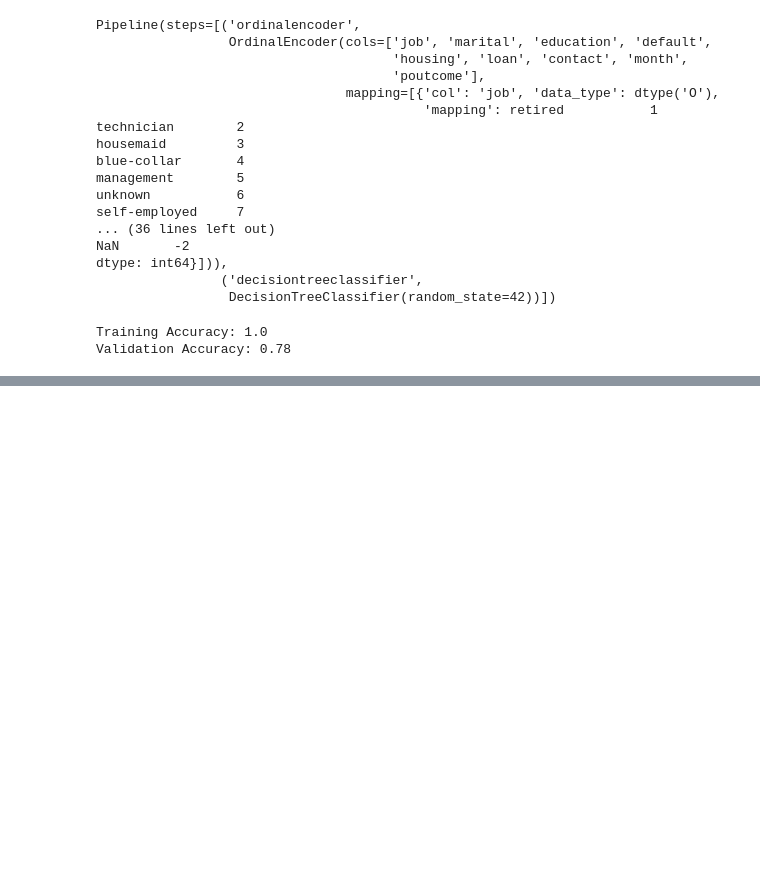
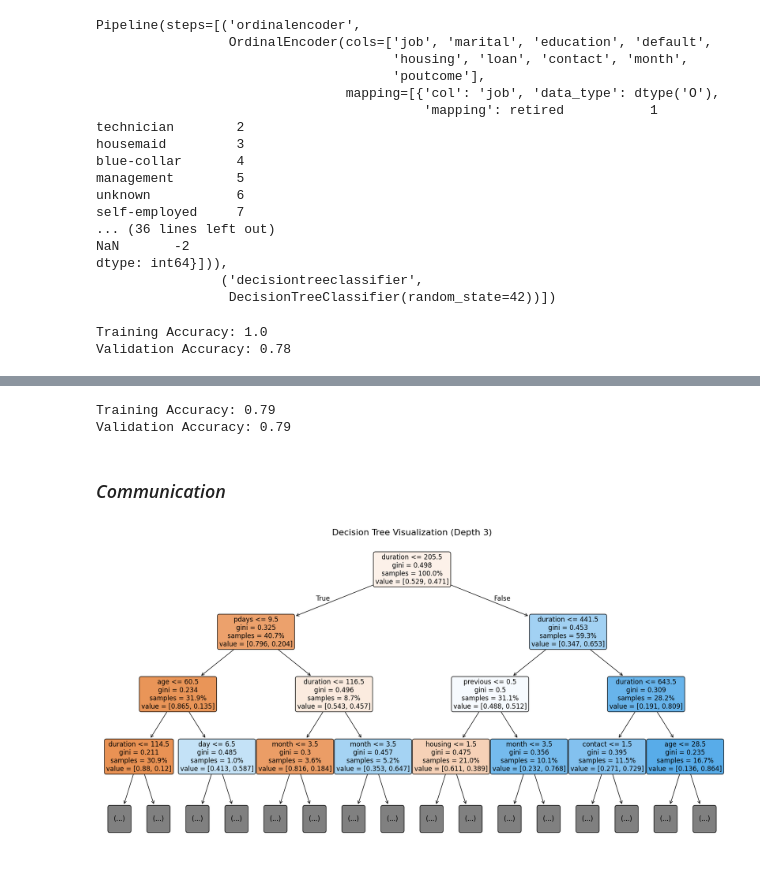
Before and after one commit to SnitTeshome/PRODIGY_DS_03, a Jupyter notebook: Bank_decision tree classifer.ipynb, the cells around one changed output, grey strips where cells are left out. Saved outputs shown, nothing was run; the diff lists cells and outputs as text; code cells hidden in the pictures; blank space fills up the shorter version.

```diff
--- a/Bank_decision tree classifer.ipynb
+++ b/Bank_decision tree classifer.ipynb
@@ -671,14 +492,0 @@ Testing Features Shape: (2022, 50)
-# %%
-# # Define the parameters for Decision Tree Classifier
-dt_params = {'criterion': 'gini',
-             'max_depth': 10,
-             'max_features': None,
-             'min_samples_leaf': 6,
-             'min_samples_split':100 }
-
-
-# Define the parameters for Random Forest Classifier
-dt = DecisionTreeClassifier(**dt_params, random_state=8)
-
-# Fitting the model to the training data
-dt.fit(X_train, y_train)
@@ -762,0 +560,5 @@ plt.show()
+# %%
+# Build Model
+model = make_pipeline(OrdinalEncoder(),DecisionTreeClassifier(max_depth=4,random_state=42))
+# Fit model to training data
+model.fit(X_train,y_train)
@@ -762,0 +583,38 @@ plt.show()
+# %%
+y_predict=model.predict(X_train)
+acc_train = accuracy_score(y_train,y_predict)  # acc_train = accuracy_score(y_train,model.predict(X_tarin))
+acc_val = model.score(X_val,y_val)
+
+print("Training Accuracy:", round(acc_train, 2))
+print("Validation Accuracy:", round(acc_val, 2))
+# %% [output]
+Training Accuracy: 0.79
+Validation Accuracy: 0.79
+# %% [markdown]
+### *Communication*
+# %%
+# Create a larger figure
+fig, ax = plt.subplots(figsize=(20, 10))
+
+# Plot tree
+plot_tree(
+    decision_tree=model.named_steps["decisiontreeclassifier"],
+    feature_names=X_train.columns.to_list(),
+    filled=True,  # Color leaf with class
+    rounded=True,  # Round leaf edges
+    proportion=True,  # Display proportion of classes in leaf
+    max_depth=3,  # Only display first 4 levels
+    fontsize=12,  # Enlarge font
+    ax=ax  # Place in figure axis
+)
+
+# Set the title for the plot
+ax.set_title("Decision Tree Visualization (Depth 3)", fontsize=16)
+
+# Adjust layout to add some spacing
+plt.subplots_adjust(left=0.1, right=0.9, top=0.9, bottom=0.1)
+
+# Show the plot
+plt.show()
+# %% [output]
+[figure, added]
```
Also changed, not shown: parts of 71 cells of this notebook.
